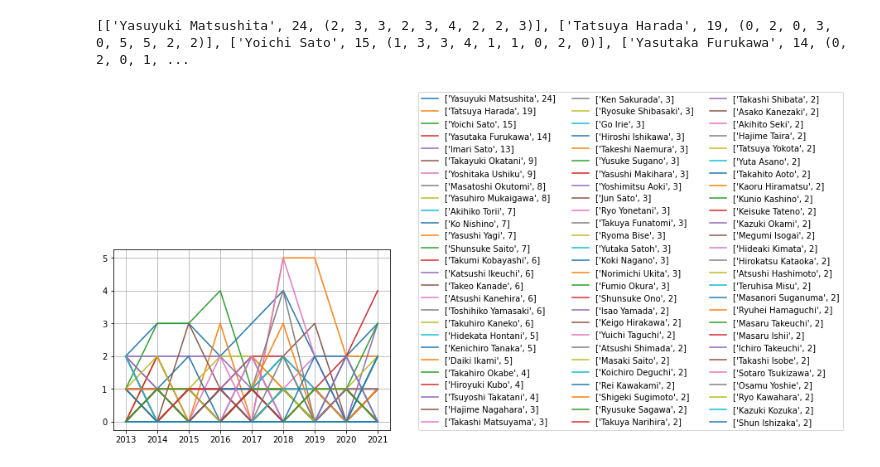
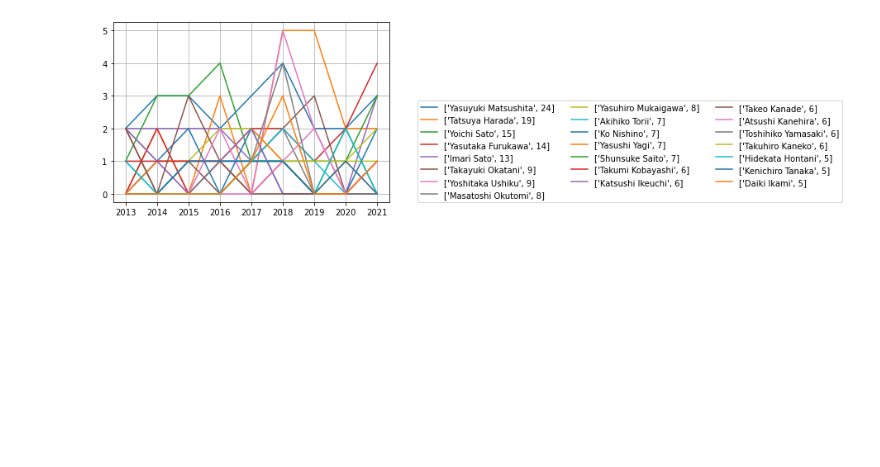
Before and after one commit to joyport7/CVPRanalysis, a Jupyter notebook: CVPR_analysis.ipynb, the cells around one changed output. Cells and saved outputs as stored; diff of their text form; code cells hidden in the pictures; blank space fills up the shorter version.

```diff
--- a/CVPR_analysis.ipynb
+++ b/CVPR_analysis.ipynb
@@ -5,7 +5,7 @@ import matplotlib.pylab as plt
 # configurations
 yearFrom=2013
 yearTo=2022
-toshow=1
+toshow=5
 
 # Regular expressions for Japanese-like and non-Japanese
 sjppat="\
@@ -82,34 +82,33 @@ sumhist, detail = [], []
 for author in hist.keys():
     for year in range(yearFrom,yearTo):
         sYear=str(year)
         if sYear not in hist[author].keys():
             hist[author][sYear]=0
     myList = sorted(hist[author].items(), key=lambda x:x[0])
     x, y = zip(*myList)
     sumhist.append(sum(y))
     detail.append([author,sum(y),y])
 
 # sorting by total number of publications
 indices = [*range(len(sumhist))]
 sorted_indices = sorted(indices, key=lambda i:-sumhist[i])
 sumhist = [sumhist[i] for i in sorted_indices]
 detail = [detail[i] for i in sorted_indices]
 
 # filtering of the list to plot
 show_indices=[]
 for i in range(0,len(sumhist)):
-    if sumhist[i] > toshow:
+    if sumhist[i] >= toshow:
         show_indices.append(i)
 
 # output and plot of the results
-print([detail[i] for i in show_indices])
+#print([detail[i] for i in show_indices])
 fig = plt.figure()
 for i in show_indices:
     plt.plot(x, detail[i][2],label=detail[i][0:2])
 plt.grid()
 plt.legend(loc=(1.1, 0),ncol=3)
 fig.savefig("test.png")
 plt.show()
 # %% [output]
-[['Yasuyuki Matsushita', 24, (2, 3, 3, 2, 3, 4, 2, 2, 3)], ['Tatsuya Harada', 19, (0, 2, 0, 3, 0, 5, 5, 2, 2)], ['Yoichi Sato', 15, (1, 3, 3, 4, 1, 1, 0, 2, 0)], ['Yasutaka Furukawa', 14, (0, 2, 0, 1, ...
-[figure, old version]
+[figure, new version]
```
Also changed, not shown: parts of 1 cell of this notebook.
